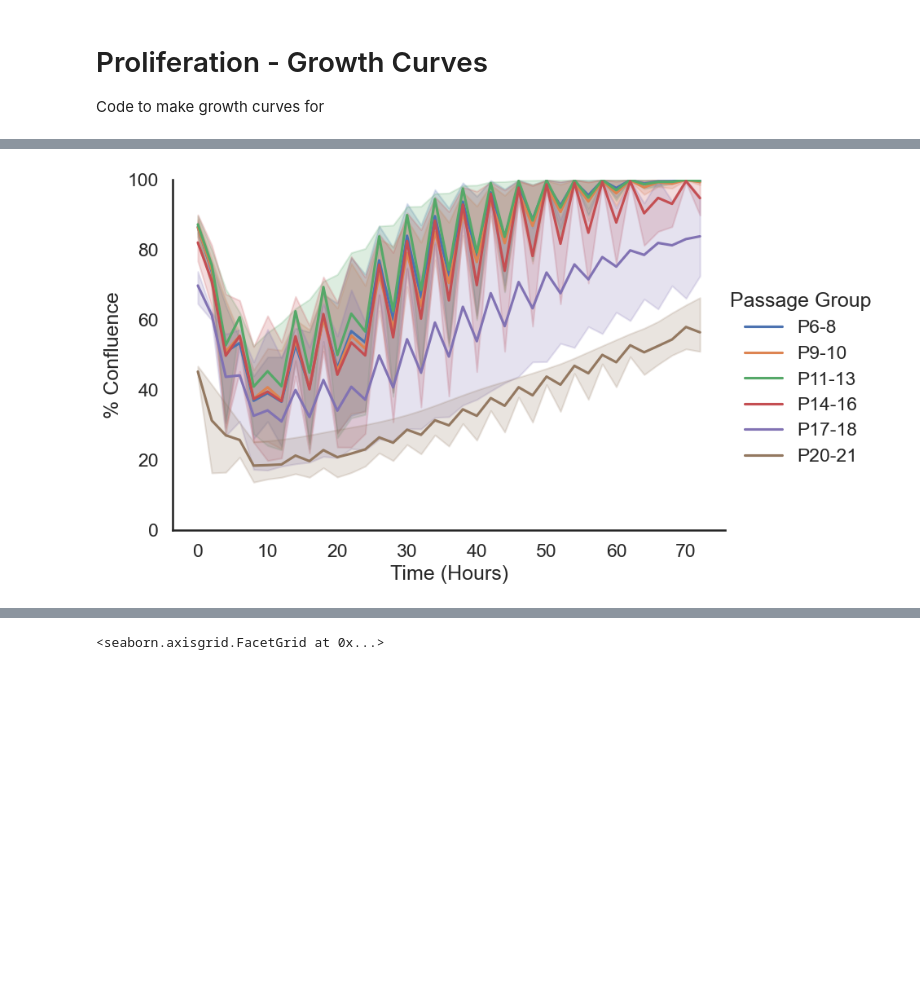
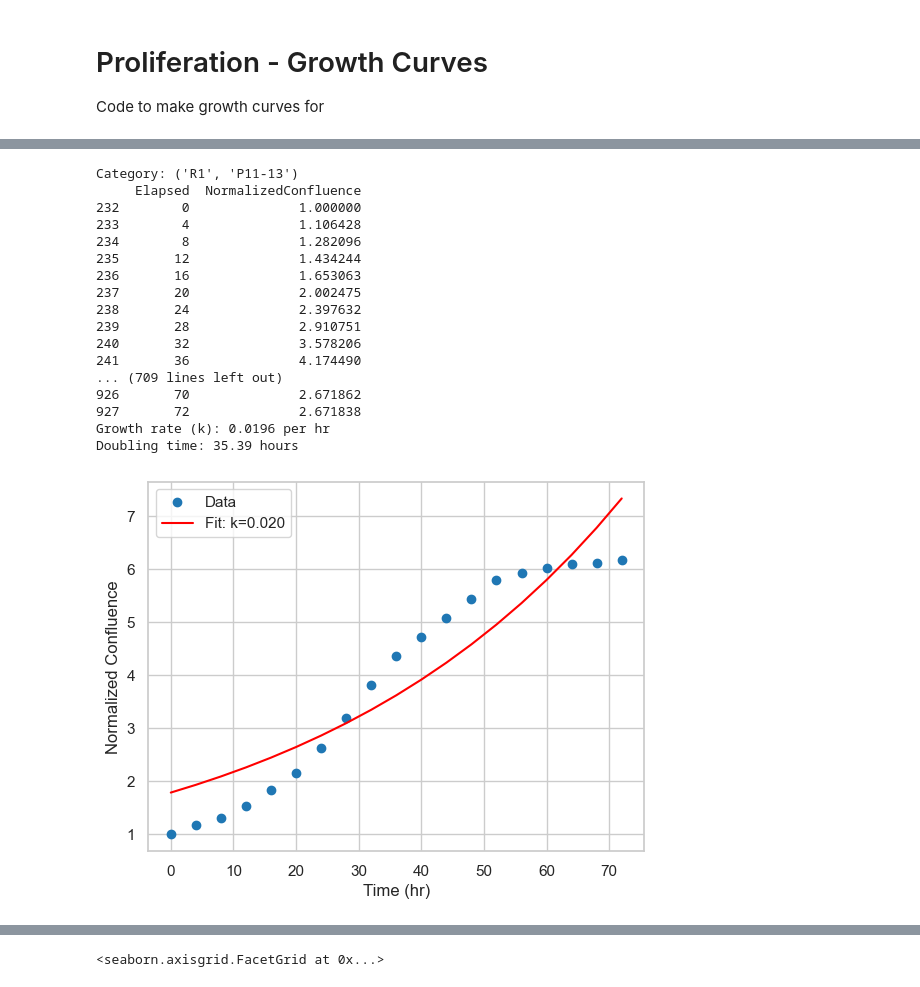
Before and after one commit to allielas/HTP_fibroblasts_mitolyso, a Jupyter notebook: Proliferation_GrowthCurves.ipynb, the cells around one changed output, grey strips where cells are left out. Saved outputs shown, nothing was run; the diff lists cells and outputs as text; code cells hidden in the pictures; blank space fills up the shorter version.

Commit message:
platemaps and struggling with graphs

```diff
--- a/Proliferation_GrowthCurves.ipynb
+++ b/Proliferation_GrowthCurves.ipynb
@@ -50,6 +50,8 @@ import glob
 from scipy.optimize import curve_fit
 from scipy.signal import savgol_filter
 
+def normalize_confluence(N, N0):
+    return N / N0
 #For multiple lines
 #Write down path of growth data
 csv_files_path = '/Users/allielas/Desktop/Active Projects/Doubling TImes/growth_data/*.csv'
@@ -57,6 +59,7 @@ save_path='/Users/allielas/Desktop/Active Projects/Doubling TImes/All_Growth3.pn
 
 #Read in all csv files in the folder and add the replicate number
 csv_files = glob.glob(csv_files_path)
+csv_files= sorted(csv_files)
 data_frames = []
 for i,file in enumerate(csv_files):
     df = pd.read_csv(file)
@@ -70,8 +73,16 @@ melted_combined_data = combined_growth_data.melt(id_vars=['Elapsed','Replicate']
 melted_combined_data.dropna(inplace=True)
 
 melted_combined_data["Passage Group"] = melted_combined_data['Passage'].apply(passage_group)
+# Normalize within each Replicate and Passage group by the first confluence value (N0)
+melted_combined_data['NormalizedConfluence'] = (
+    melted_combined_data.groupby(['Replicate', 'Passage'])['Confluence']
+    .transform(lambda x: normalize_confluence(x,x.iloc[0]))
+)
+
 
 passage_order = ['P6-8','P9-10','P11-13','P14-16','P17-18','P20-21']
+
+display(melted_combined_data)
 # %% [output]
 R1 /Users/allielas/Desktop/Active Projects/Doubling TImes/growth_data/R1_Growth_Mar13.csv
 R2 /Users/allielas/Desktop/Active Projects/Doubling TImes/growth_data/R2_Growth_Mar23.csv
@@ -80,24 +104,57 @@ R4 /Users/allielas/Desktop/Active Projects/Doubling TImes/growth_data/R3_Growth_
 # %%
+import numpy as np
+from scipy.optimize import curve_fit
+import matplotlib.pyplot as plt
 
-smoothed_data = melted_combined_data.copy()
-for passage_group in passage_order:
-    group_data = smoothed_data[smoothed_data['Passage Group'] == passage_group]
-    if not group_data.empty:
-        smoothed_confluence = group_data['Confluence'].rolling(window=5, min_periods=2).mean()
-        smoothed_data.loc[group_data.index, 'Confluence'] = smoothed_confluence
+agg_df = melted_combined_data.groupby(["Replicate","Passage Group"])[['Elapsed','NormalizedConfluence']]
+for name, group in agg_df:
+    print(f"Category: {name}")
+    print(group)
+#agg_df = melted_combined_data[["Elapsed","Confluence","Passage Group"]].groupby(by="Passage Group").mean()
+#display(agg_df)
+
+# Load data (example: timepoints and normalized confluence)
+ex = agg_df.get_group(("R1","P9-10"))
+t = ex["Elapsed"]#np.array([0, 24, 48, 72, 96])  # hours
+N = ex["NormalizedConfluence"]#np.array([1.0, 1.8, 3.3, 5.9, 10.2])  # Normalized confluence
+
+# Define exponential function
+def exp_growth(t, N0, k):
+    return N0 * np.exp(k * t)
+
+def doubling_time(k):
+    return np.log(2)/k #natural log 2 /k
 
 
-ax = sns.relplot(data = smoothed_data, x='Elapsed', y ='Confluence',
-                  hue = 'Passage Group', hue_order=passage_order , dashes = False,
-                  kind = 'line', height=5.5,
-                  aspect=1.5, legend='full')
+# Fit the data (p0 = initial guesses for N0 and k)
+params, covariance = curve_fit(exp_growth, t, N, p0=[1, 0.01])
+N0_fit, k_fit = params
+print(f"Growth rate (k): {k_fit:.4f} per hr")
+print(f"Doubling time: {doubling_time(k_fit):.2f} hours")
 
-plt.xlabel("Time (Hours)")
-plt.ylabel('% Confluence')
-plt.ylim(0,100)
-
-format_figure()
+# Plot
+plt.scatter(t, N, label='Data')
+plt.plot(t, exp_growth(t, N0_fit, k_fit), 'r-', label=f'Fit: k={k_fit:.3f}')
+plt.xlabel('Time (hr)')
+plt.ylabel('Normalized Confluence')
+plt.legend()
 plt.show()
-ax.figure.savefig(save_path, format='png', dpi=300, bbox_inches='tight', transparent=True)
 # %% [output]
+Category: ('R1', 'P11-13')
+     Elapsed  NormalizedConfluence
+232        0              1.000000
+233        4              1.106428
+234        8              1.282096
+235       12              1.434244
+236       16              1.653063
+237       20              2.002475
+238       24              2.397632
+239       28              2.910751
+240       32              3.578206
+241       36              4.174490
+... (709 lines left out)
+926       70              2.671862
+927       72              2.671838
+Growth rate (k): 0.0196 per hr
+Doubling time: 35.39 hours
-[figure, old version]
+[figure, new version]
```
Also changed, not shown: parts of 4 cells of this notebook, 25 other files.
